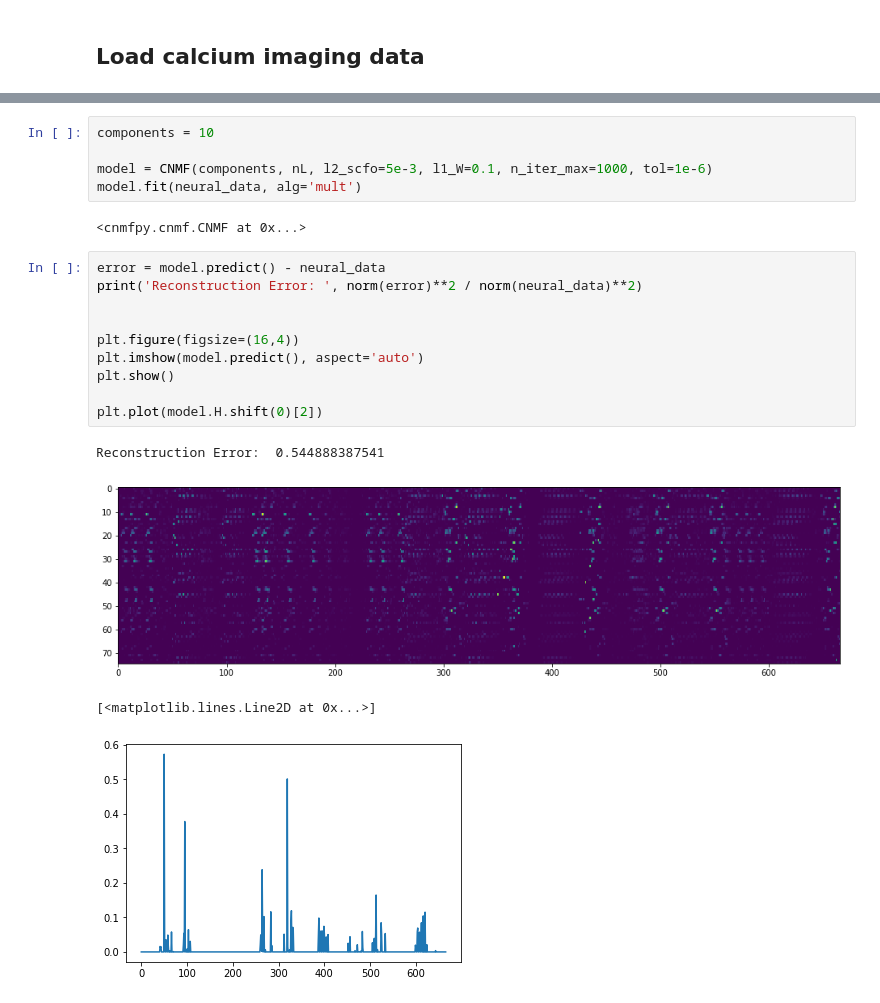
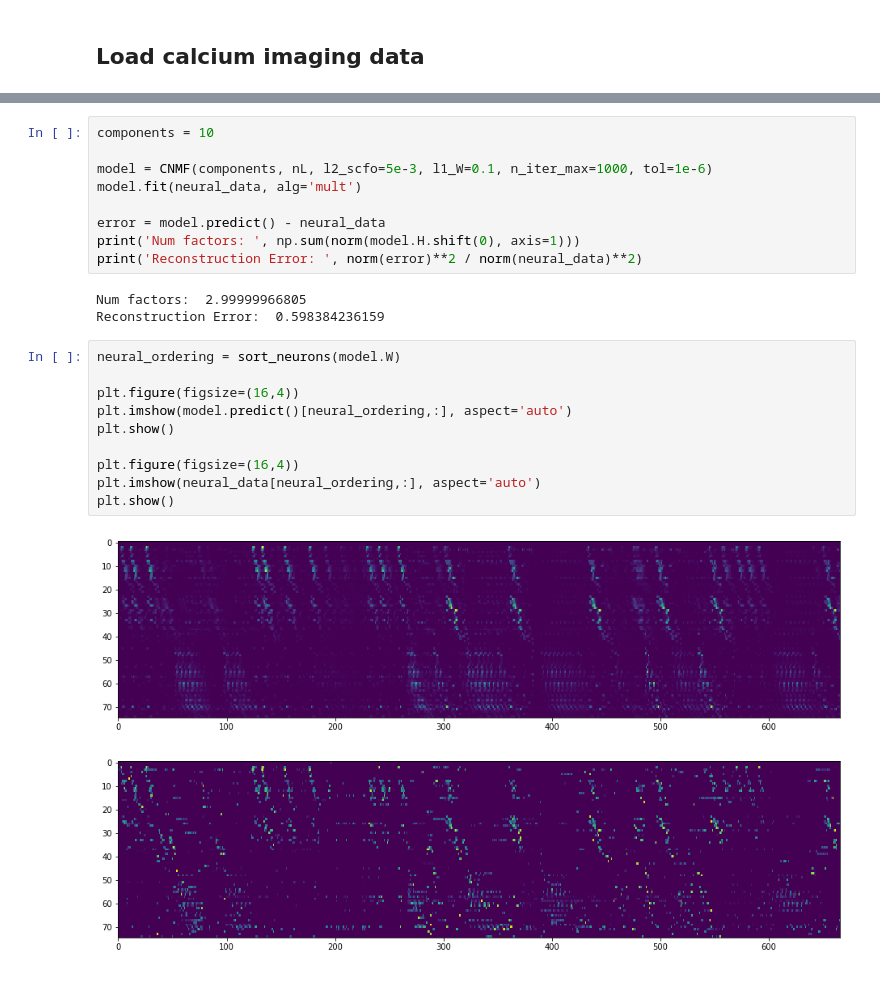
Before and after one commit to degleris1/cmfpy, a Jupyter notebook: examples/demo.ipynb, the cells around one changed output, grey strips where cells are left out. Cells and saved outputs as stored; diff of their text form.

```diff
--- a/examples/demo.ipynb
+++ b/examples/demo.ipynb
@@ -142,20 +78,23 @@ components = 10
 
 model = CNMF(components, nL, l2_scfo=5e-3, l1_W=0.1, n_iter_max=1000, tol=1e-6)
 model.fit(neural_data, alg='mult')
+
+error = model.predict() - neural_data
+print('Num factors: ', np.sum(norm(model.H.shift(0), axis=1)))
+print('Reconstruction Error: ', norm(error)**2 / norm(neural_data)**2)
 # %% [output]
-<cnmfpy.cnmf.CNMF at 0x...>
+Num factors:  2.99999966805
+Reconstruction Error:  0.598384236159
 # %%
-error = model.predict() - neural_data
-print('Reconstruction Error: ', norm(error)**2 / norm(neural_data)**2)
-
+neural_ordering = sort_neurons(model.W)
 
 plt.figure(figsize=(16,4))
-plt.imshow(model.predict(), aspect='auto')
+plt.imshow(model.predict()[neural_ordering,:], aspect='auto')
 plt.show()
 
-plt.plot(model.H.shift(0)[2])
+plt.figure(figsize=(16,4))
+plt.imshow(neural_data[neural_ordering,:], aspect='auto')
+plt.show()
 # %% [output]
-Reconstruction Error:  0.544888387541
-[figure, old version]
+[figure, new version]
-[<matplotlib.lines.Line2D at 0x...>]
-[figure, old version]
+[figure, new version]
```
Also changed, not shown: parts of 12 cells of this notebook, 5 other files.
